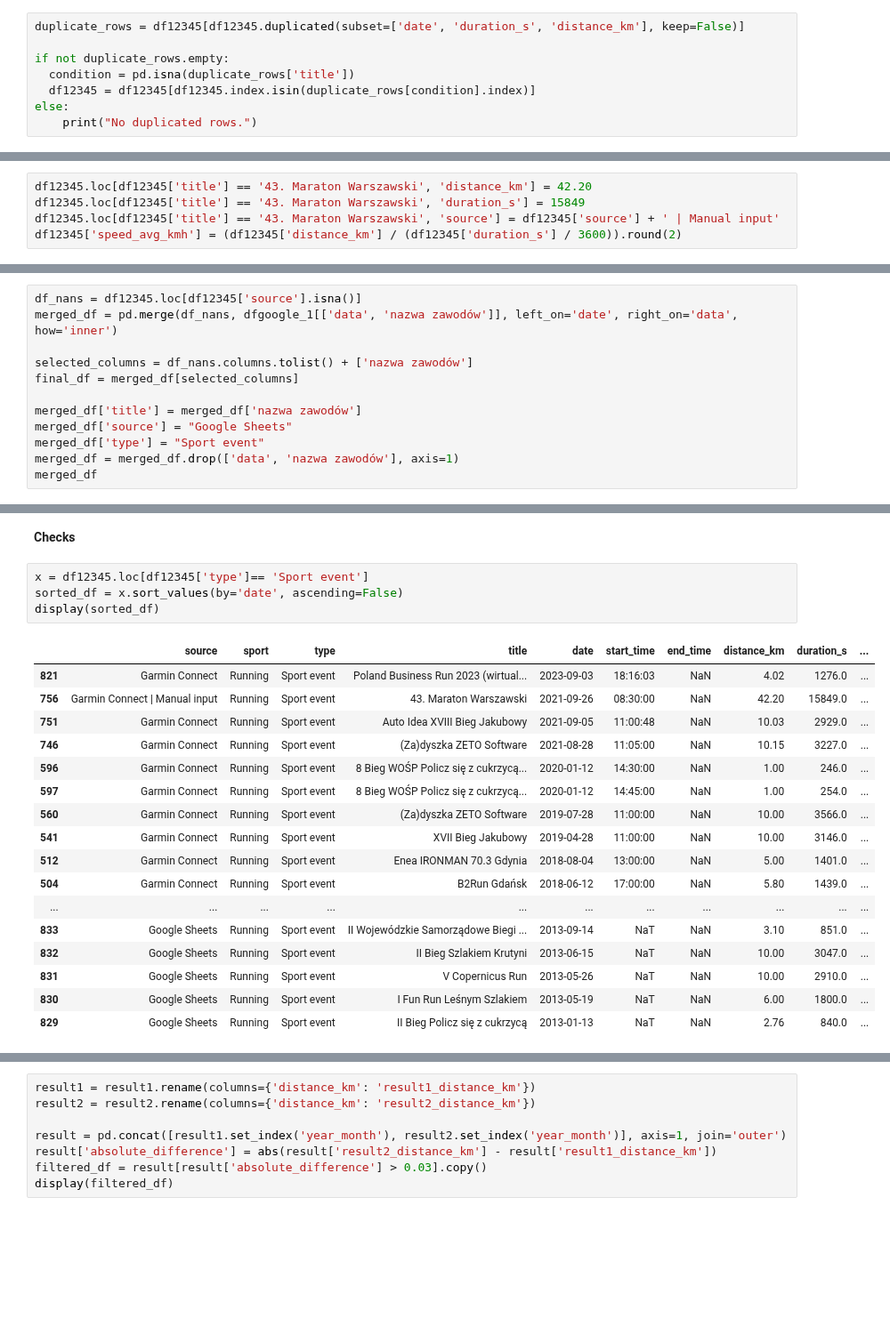
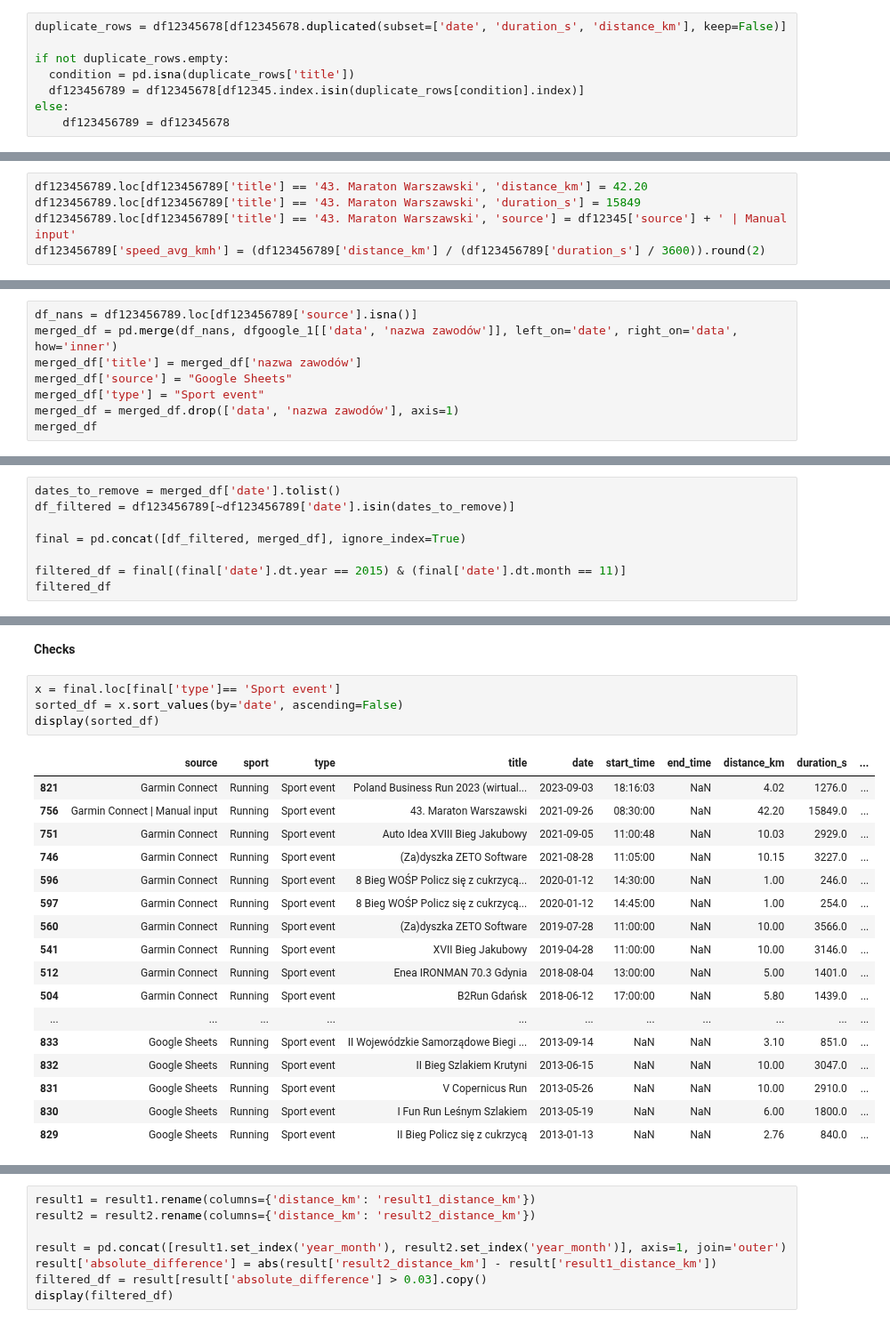
Before and after one commit to slazur83/Tableau, a Jupyter notebook: Workouts.ipynb, the cells around one changed output, grey strips where cells are left out. Shown at 89% size. Saved outputs shown, nothing was run; the diff lists cells and outputs as text; blank space fills up the shorter version.

```diff
--- a/Workouts.ipynb
+++ b/Workouts.ipynb
@@ -230,9 +233,9 @@ df12345 = df12345.drop(df12345[(
 )].index)
 # %%
-duplicate_rows = df12345[df12345.duplicated(subset=['date', 'duration_s', 'distance_km'], keep=False)]
+duplicate_rows = df12345678[df12345678.duplicated(subset=['date', 'duration_s', 'distance_km'], keep=False)]
 
 if not duplicate_rows.empty:
   condition = pd.isna(duplicate_rows['title'])
-  df12345 = df12345[df12345.index.isin(duplicate_rows[condition].index)]
+  df123456789 = df12345678[df12345.index.isin(duplicate_rows[condition].index)]
 else:
-    print("No duplicated rows.")
+    df123456789 = df12345678
@@ -241,8 +242,8 @@ No duplicated rows.
 # %%
-df12345.loc[df12345['title'] == '43. Maraton Warszawski', 'distance_km'] = 42.20
-df12345.loc[df12345['title'] == '43. Maraton Warszawski', 'duration_s'] = 15849
-df12345.loc[df12345['title'] == '43. Maraton Warszawski', 'source'] = df12345['source'] + ' | Manual input'
-df12345['speed_avg_kmh'] = (df12345['distance_km'] / (df12345['duration_s'] / 3600)).round(2)
+df123456789.loc[df123456789['title'] == '43. Maraton Warszawski', 'distance_km'] = 42.20
+df123456789.loc[df123456789['title'] == '43. Maraton Warszawski', 'duration_s'] = 15849
+df123456789.loc[df123456789['title'] == '43. Maraton Warszawski', 'source'] = df12345['source'] + ' | Manual input'
+df123456789['speed_avg_kmh'] = (df123456789['distance_km'] / (df123456789['duration_s'] / 3600)).round(2)
 # %%
 document_key = google_sheets_link_1.split('/')[-2]
 worksheet_link = f'https://docs.google.com/spreadsheets/d/{document_key}/export?format=csv'
@@ -250,12 +251,8 @@ worksheet_link = f'https://docs.google.com/spreadsheets/d/{document_key}/export?
 dfgoogle_1 = pd.read_csv(worksheet_link, header=1)
 dfgoogle_1['data'] = pd.to_datetime(dfgoogle_1['data'], format='%d-%m-%Y')
 # %%
-df_nans = df12345.loc[df12345['source'].isna()]
+df_nans = df123456789.loc[df123456789['source'].isna()]
 merged_df = pd.merge(df_nans, dfgoogle_1[['data', 'nazwa zawodów']], left_on='date', right_on='data', how='inner')
-
-selected_columns = df_nans.columns.tolist() + ['nazwa zawodów']
-final_df = merged_df[selected_columns]
-
 merged_df['title'] = merged_df['nazwa zawodów']
 merged_df['source'] = "Google Sheets"
 merged_df['type'] = "Sport event"
@@ -286,0 +279,8 @@ df12345 = pd.concat([df12345_filtered, merged_df], ignore_index=True)
+# %%
+dates_to_remove = merged_df['date'].tolist()
+df_filtered = df123456789[~df123456789['date'].isin(dates_to_remove)]
+
+final = pd.concat([df_filtered, merged_df], ignore_index=True)
+
+filtered_df = final[(final['date'].dt.year == 2015) & (final['date'].dt.month == 11)]
+filtered_df
@@ -287,25 +296,25 @@ df12345 = pd.concat([df12345_filtered, merged_df], ignore_index=True)
 # %% [markdown]
 **Checks**
 # %%
-x = df12345.loc[df12345['type']== 'Sport event']
+x = final.loc[final['type']== 'Sport event']
 sorted_df = x.sort_values(by='date', ascending=False)
 display(sorted_df)
 # %% [output]
 |  | source | sport | type | title | date | start_time | end_time | distance_km | duration_s | ... |
 | 821 | Garmin Connect | Running | Sport event | Poland Business Run 2023 (wirtual... | 2023-09-03 | 18:16:03 | NaN | 4.02 | 1276.0 | ... |
 | 756 | Garmin Connect | Manual input | Running | Sport event | 43. Maraton Warszawski | 2021-09-26 | 08:30:00 | NaN | 42.20 | 15849.0 | ... |
 | 751 | Garmin Connect | Running | Sport event | Auto Idea XVIII Bieg Jakubowy | 2021-09-05 | 11:00:48 | NaN | 10.03 | 2929.0 | ... |
 | 746 | Garmin Connect | Running | Sport event | (Za)dyszka ZETO Software | 2021-08-28 | 11:05:00 | NaN | 10.15 | 3227.0 | ... |
 | 596 | Garmin Connect | Running | Sport event | 8 Bieg WOŚP Policz się z cukrzycą... | 2020-01-12 | 14:30:00 | NaN | 1.00 | 246.0 | ... |
 | 597 | Garmin Connect | Running | Sport event | 8 Bieg WOŚP Policz się z cukrzycą... | 2020-01-12 | 14:45:00 | NaN | 1.00 | 254.0 | ... |
 | 560 | Garmin Connect | Running | Sport event | (Za)dyszka ZETO Software | 2019-07-28 | 11:00:00 | NaN | 10.00 | 3566.0 | ... |
 | 541 | Garmin Connect | Running | Sport event | XVII Bieg Jakubowy | 2019-04-28 | 11:00:00 | NaN | 10.00 | 3146.0 | ... |
 | 512 | Garmin Connect | Running | Sport event | Enea IRONMAN 70.3 Gdynia | 2018-08-04 | 13:00:00 | NaN | 5.00 | 1401.0 | ... |
 | 504 | Garmin Connect | Running | Sport event | B2Run Gdańsk | 2018-06-12 | 17:00:00 | NaN | 5.80 | 1439.0 | ... |
 | ... | ... | ... | ... | ... | ... | ... | ... | ... | ... | ... |
-| 833 | Google Sheets | Running | Sport event | II Wojewódzkie Samorządowe Biegi ... | 2013-09-14 | NaT | NaN | 3.10 | 851.0 | ... |
-| 832 | Google Sheets | Running | Sport event | II Bieg Szlakiem Krutyni | 2013-06-15 | NaT | NaN | 10.00 | 3047.0 | ... |
-| 831 | Google Sheets | Running | Sport event | V Copernicus Run | 2013-05-26 | NaT | NaN | 10.00 | 2910.0 | ... |
-| 830 | Google Sheets | Running | Sport event | I Fun Run Leśnym Szlakiem | 2013-05-19 | NaT | NaN | 6.00 | 1800.0 | ... |
-| 829 | Google Sheets | Running | Sport event | II Bieg Policz się z cukrzycą | 2013-01-13 | NaT | NaN | 2.76 | 840.0 | ... |
+| 833 | Google Sheets | Running | Sport event | II Wojewódzkie Samorządowe Biegi ... | 2013-09-14 | NaN | NaN | 3.10 | 851.0 | ... |
+| 832 | Google Sheets | Running | Sport event | II Bieg Szlakiem Krutyni | 2013-06-15 | NaN | NaN | 10.00 | 3047.0 | ... |
+| 831 | Google Sheets | Running | Sport event | V Copernicus Run | 2013-05-26 | NaN | NaN | 10.00 | 2910.0 | ... |
+| 830 | Google Sheets | Running | Sport event | I Fun Run Leśnym Szlakiem | 2013-05-19 | NaN | NaN | 6.00 | 1800.0 | ... |
+| 829 | Google Sheets | Running | Sport event | II Bieg Policz się z cukrzycą | 2013-01-13 | NaN | NaN | 2.76 | 840.0 | ... |
 # %%
```
Also changed, not shown: parts of 23 cells of this notebook.
